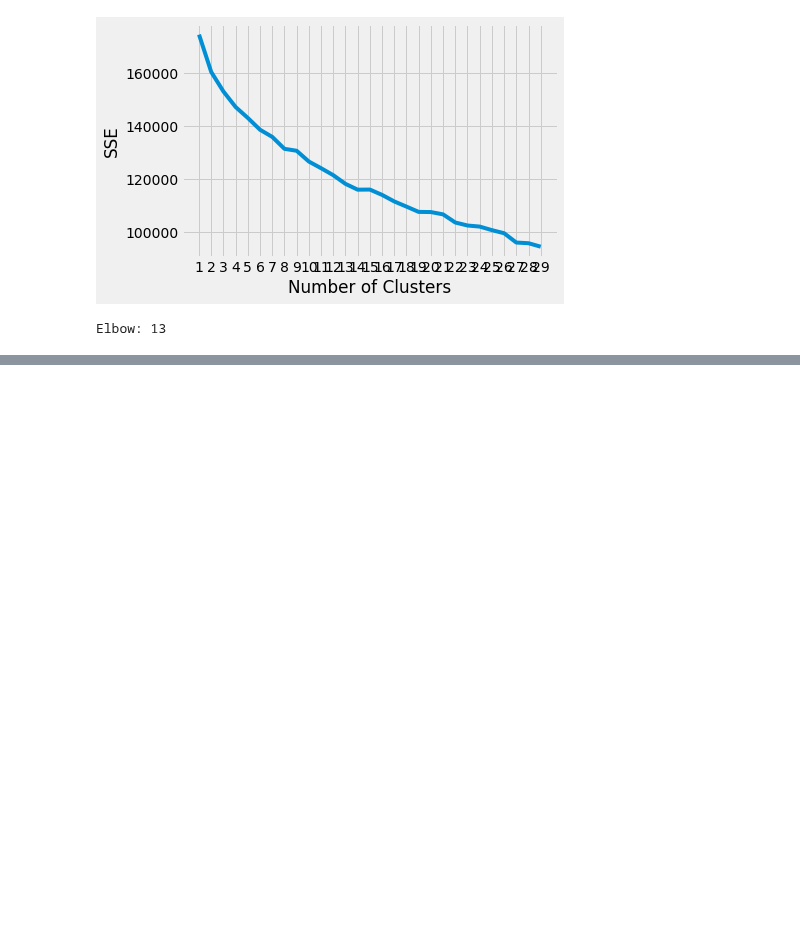
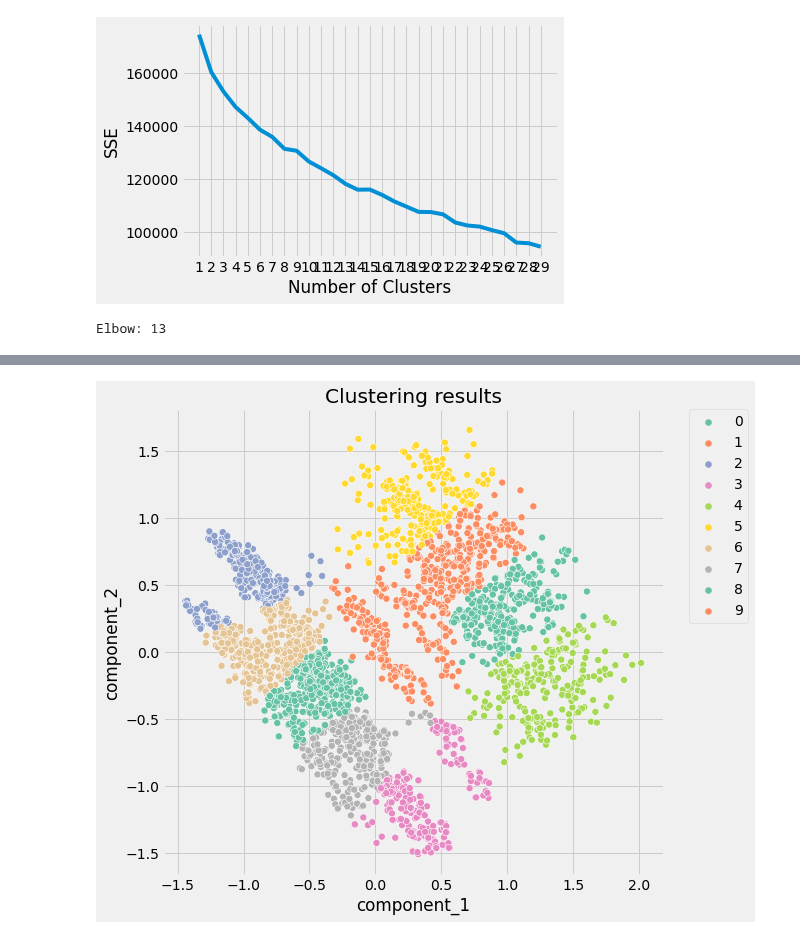
Before and after one commit to aojudo/seminar-marketing, a Jupyter notebook: KMeans.ipynb, the cells around one changed output, grey strips where cells are left out. Cells and saved outputs as stored; diff of their text form; code cells hidden in the pictures; blank space fills up the shorter version.

```diff
--- a/KMeans.ipynb
+++ b/KMeans.ipynb
@@ -152,0 +176,15 @@ plt.show()
+# %%
+clusterer = Pipeline(
+    [
+        ("kmeans", KMeans(n_clusters=10, init="k-means++", n_init=50, max_iter=500, random_state=42,),),
+    ]
+)
+# %%
+pipe = Pipeline(
+    [
+        ("preprocessor", preprocessor),
+        ("clusterer", clusterer)
+    ]
+)
+# %%
+pipe.fit(X_train_ss)
@@ -152,0 +208,9 @@ plt.show()
+# %%
+pcadf = pd.DataFrame(
+    pipe["preprocessor"].transform(X_train_ss),
+    columns=["component_1", "component_2"],
+)
+
+pcadf["predicted_cluster"] = pipe["clusterer"]["kmeans"].labels_
+
+print(pcadf)
@@ -152,0 +232,16 @@ plt.show()
+# %%
+plt.style.use("fivethirtyeight")
+plt.figure(figsize=(8, 8))
+
+scat = sns.scatterplot(
+    "component_1","component_2", s=50,data=pcadf,hue="predicted_cluster", palette="Set2",
+)
+
+scat.set_title(
+    "Clustering results"
+)
+plt.legend(bbox_to_anchor=(1.05, 1), loc=2, borderaxespad=0.0)
+
+plt.show()
+# %% [output]
+[figure, added]
```
Also changed, not shown: parts of 18 cells of this notebook.
